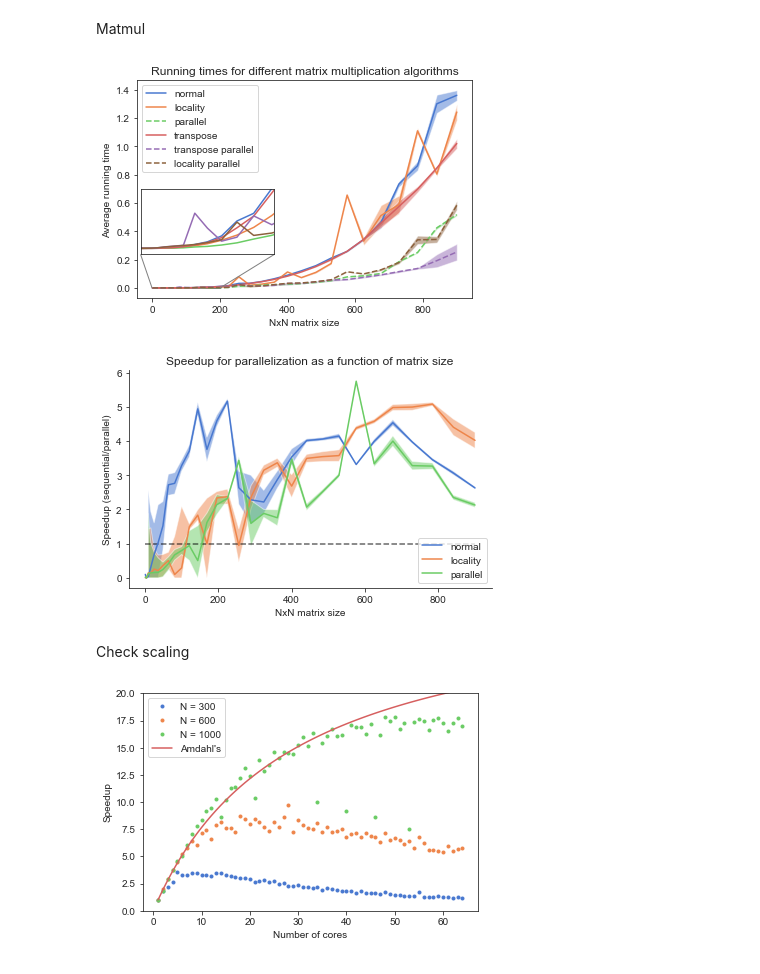
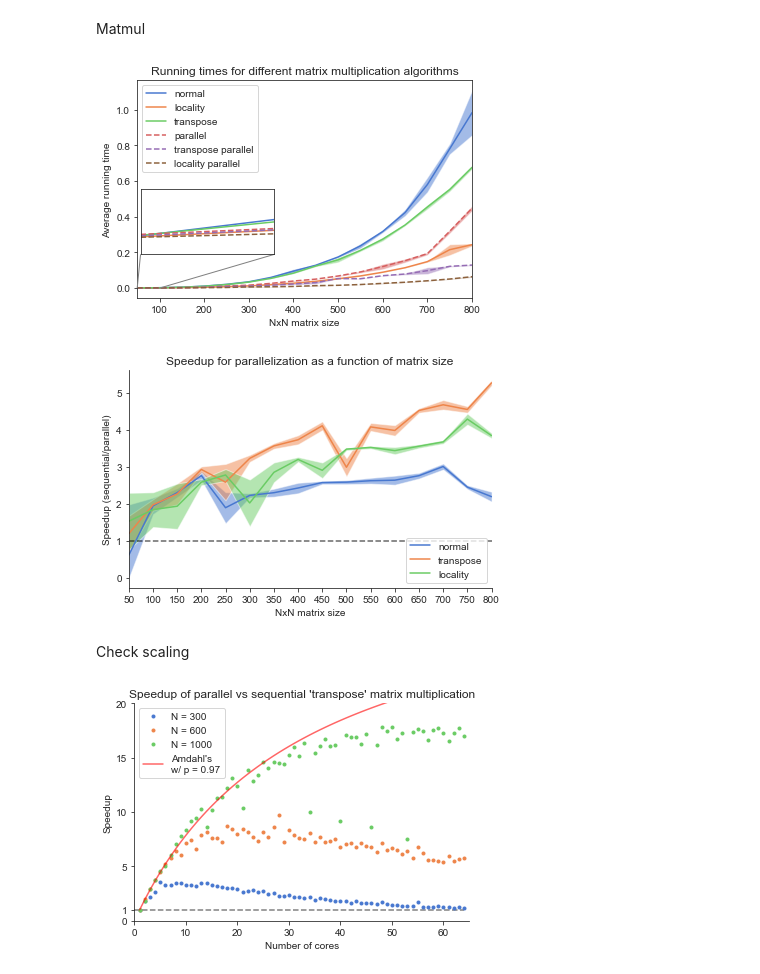
Before and after one commit to JakobSchauser/MLandData, a Jupyter notebook: HPPS/Exam/dataprocessing.ipynb, the cells around one changed output. Cells and saved outputs as stored; diff of their text form; code cells hidden in the pictures.

```diff
--- a/HPPS/Exam/dataprocessing.ipynb
+++ b/HPPS/Exam/dataprocessing.ipynb
@@ -210,7 +248,7 @@ plt.show()
 # %% [markdown]
 Matmul
 # %%
-dat = np.genfromtxt("exam-handout/matmul_normal.csv",delimiter = ",",skip_header = 1)
+dat = np.genfromtxt("exam-handout/matmul_100.csv",delimiter = ",",skip_header = 1)
 
 sizes = dat[:,0].astype(int)
 times = dat[:,1:]
@@ -219,7 +257,7 @@ avg_normal = np.mean(times,axis = 1)
 std_normal = np.std(times,axis = 1)
 
 
-dat = np.genfromtxt("exam-handout/matmul_locality.csv",delimiter = ",",skip_header = 1)
+dat = np.genfromtxt("exam-handout/matmul_locality_100.csv",delimiter = ",",skip_header = 1)
 
 sizes = dat[:,0].astype(int)
 times = dat[:,1:]
@@ -228,7 +266,7 @@ avg_locality = np.mean(times,axis = 1)
 std_locality = np.std(times,axis = 1)
 
 
-dat = np.genfromtxt("exam-handout/matmul_parallel.csv",delimiter = ",",skip_header = 1)
+dat = np.genfromtxt("exam-handout/matmul_parallel_100.csv",delimiter = ",",skip_header = 1)
 
 sizes = dat[:,0].astype(int)
 times = dat[:,1:]
@@ -237,7 +275,7 @@ avg_parallel = np.mean(times,axis = 1)
 std_parallel = np.std(times,axis = 1)
 
 
-dat = np.genfromtxt("exam-handout/matmul_transpose.csv",delimiter = ",",skip_header = 1)
+dat = np.genfromtxt("exam-handout/matmul_transpose_100.csv",delimiter = ",",skip_header = 1)
 
 sizes = dat[:,0].astype(int)
 times = dat[:,1:]
@@ -246,7 +284,7 @@ avg_transpose = np.mean(times,axis = 1)
 std_transpose = np.std(times,axis = 1)
 
 
-dat = np.genfromtxt("exam-handout/matmul_transpose_parallel.csv",delimiter = ",",skip_header = 1)
+dat = np.genfromtxt("exam-handout/matmul_transpose_parallel_100.csv",delimiter = ",",skip_header = 1)
 
 sizes = dat[:,0].astype(int)
 times = dat[:,1:]
@@ -255,7 +293,7 @@ avg_transpose_parallel = np.mean(times,axis = 1)
 std_transpose_parallel = np.std(times,axis = 1)
 
 
-dat = np.genfromtxt("exam-handout/matmul_locality_parallel.csv",delimiter = ",",skip_header = 1)
+dat = np.genfromtxt("exam-handout/matmul_locality_parallel_100.csv",delimiter = ",",skip_header = 1)
 
 sizes = dat[:,0].astype(int)
 times = dat[:,1:]
@@ -264,9 +302,9 @@ avg_locality_parallel = np.mean(times,axis = 1)
 std_locality_parallel = np.std(times,axis = 1)
 
 
-matmuls = [avg_normal,avg_locality,avg_parallel,avg_transpose,avg_transpose_parallel,avg_locality_parallel]
-matmul_stds = [std_normal,std_locality,std_parallel,std_transpose,std_transpose_parallel,std_locality_parallel]
-matmul_names = ["normal","locality","parallel","transpose","transpose parallel","locality parallel"]
+matmuls = [avg_normal,avg_locality,avg_transpose,avg_parallel,avg_transpose_parallel,avg_locality_parallel]
+matmul_stds = [std_normal,std_locality,std_transpose_parallel,std_parallel,std_transpose,std_locality_parallel]
+matmul_names = ["normal","locality","transpose","parallel","transpose parallel","locality parallel"]
 # %%
 fig, ax = plt.subplots()
 
@@ -277,19 +315,19 @@ for mm, std, name in zip(matmuls,matmul_stds,matmul_names):
     fillpretty(sizes,mm,std,ax)
     ls = "--" if "parallel" in name else "-"
     ax.plot(sizes,mm,ls=ls,label = name)
-    axins.plot(sizes,mm,ls='-')
+    axins.plot(sizes,mm,ls=ls)
 
 
 
 axins.set_xticks([])
 axins.set_yticks([])
 
-axins.set_xlim(0,200)
-axins.set_ylim(-0.001,0.01)
+axins.set_xlim(50,100)
+axins.set_ylim(-0.001,0.003)
 
 mark_inset(ax,axins,4,3,color = "black",fc="none", ec="0.5")
 
-
+ax.set_xlim(50,800)
 
 ax.legend(loc="upper left")
 
@@ -297,9 +335,10 @@ ax.set_title("Running times for different matrix multiplication algorithms")
 ax.set_xlabel("NxN matrix size")
 ax.set_ylabel("Average running time")
 
+# fig.savefig("/plots/pngtest.pdf", bbox_inches='tight')
 plt.show()
 # %% [output]
-[figure, old version]
+[figure, new version]
 # %%
 matmul_speedups = [avg_normal/avg_parallel,avg_transpose/avg_transpose_parallel,avg_locality/avg_locality_parallel]
 
@@ -316,7 +355,7 @@ speedup_blocked_std = np.sqrt((std_times_blocked/avg_times_blocked)**2+(std_time
 
 fig, ax = plt.subplots(figsize=(6.5,4))
 
-for speed, std, name in zip(matmul_speedups,matmul_speedups_stds,matmul_names):
+for speed, std, name in zip(matmul_speedups,matmul_speedups_stds,["normal","transpose","locality"]):
     fillpretty(sizes,speed,std,ax)
     plt.errorbar(sizes,speed,label=name)
 
@@ -327,9 +366,11 @@ ax.set_title("Speedup for parallelization as a function of matrix size")
 ax.set_xlabel("NxN matrix size")
 ax.set_ylabel("Speedup (sequential/parallel)")
 
+ax.set_xlim(50,800)
+ax.set_xticks([50*(i+1) for i in range(16)])
 sns.despine()
 # %% [output]
-[figure, old version]
+[figure, new version]
 # %% [markdown]
 Check scaling
 # %%
@@ -342,33 +383,40 @@ for i in range(64):
 Amdahl = lambda p, N: 1/((1-p) + p/N)
 
 Gustadson = lambda s, N: N + (1-N)*s
 
 y = []
 for i,d in enumerate(dat):
     y.append(d[:,1]/d[:,2])
 
 y = np.array(y).T
 x = np.array([i for i in range(1,len(y.T)+1)])
 
 for size, speed in zip(dat[0][:,0],y):
     if size == 20 or size == 100:
         continue
     plt.plot(x, speed,'.',label = f"N = {int(size)}")
 
 
-plt.plot(x, Amdahl(0.966,x),label = "Amdahl's")
+plt.plot(x, Amdahl(0.97,x),'-',label = "Amdahl's\nw/ p = 0.97",color="red",alpha = 0.6)
 # plt.plot(x, Gustadson(0.2,x),label = "Gustadson's")
 
 
 # # plt.legend()
-plt.ylim(0,20)
+plt.xlim(0,65)
 
+plt.yticks([0,1,10,20,30,40,50])
 
 plt.legend()
 
+plt.hlines(1,0,64,color="black",alpha = 0.5,ls = "--")
+
+plt.yticks([0,1,5,10,15,20])
+plt.ylim(0,20)
 
 plt.xlabel("Number of cores")
 plt.ylabel("Speedup")
+plt.title("Speedup of parallel vs sequential 'transpose' matrix multiplication")
+sns.despine()
 plt.show()
 # %% [output]
-[figure, old version]
+[figure, new version]
```
Also changed, not shown: parts of 4 cells of this notebook, 9 other files.
